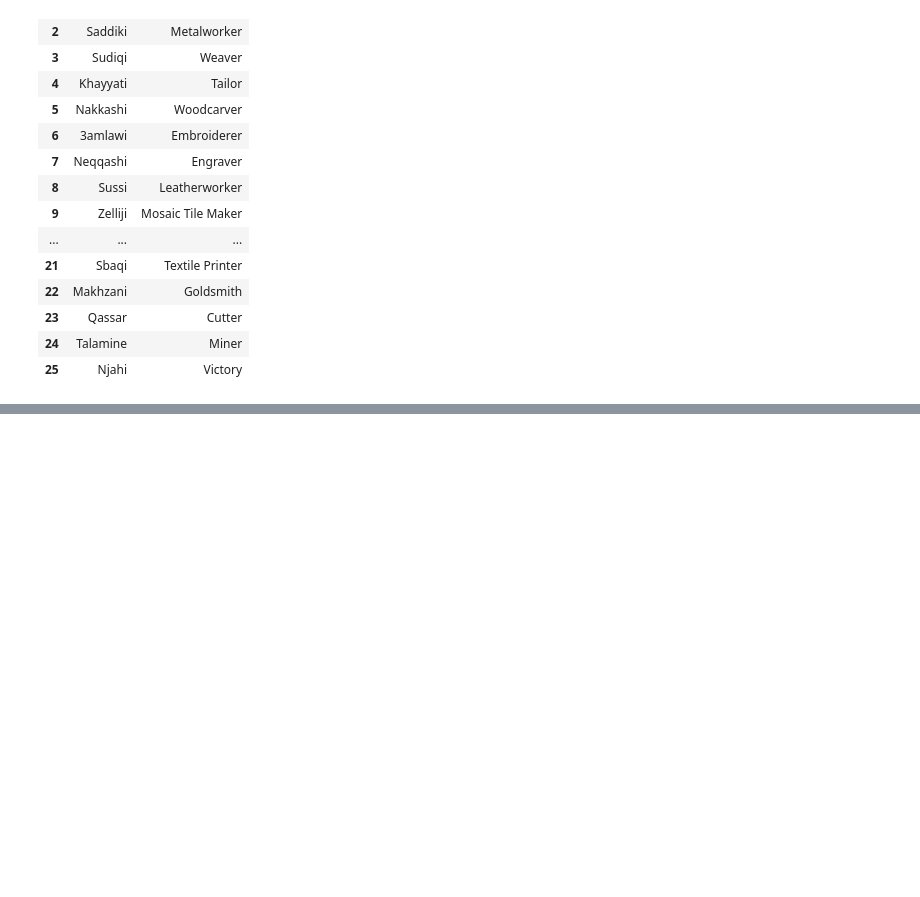
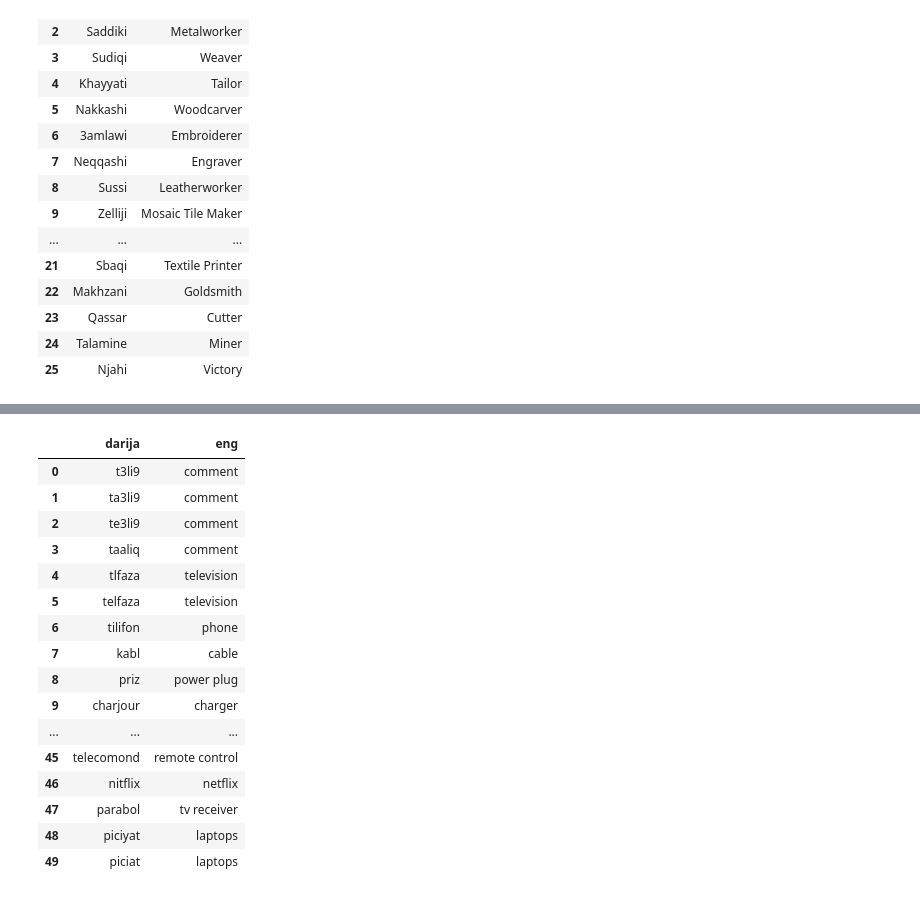
Before and after one commit to Saber-shm/darija, a Jupyter notebook: Untitled.ipynb, the cells around one changed output, grey strips where cells are left out. Saved outputs shown, nothing was run; the diff lists cells and outputs as text; code cells hidden in the pictures; blank space fills up the shorter version.

```diff
--- a/Untitled.ipynb
+++ b/Untitled.ipynb
@@ -535,0 +759,22 @@ artizana_df
+# %%
+technology_df = pd.read_csv("darija_to_english_data/technology.csv")
+technology_df = convert_data(technology_df)
+technology_df
+# %% [output]
+|  | darija | eng |
+| 0 | t3li9 | comment |
+| 1 | ta3li9 | comment |
+| 2 | te3li9 | comment |
+| 3 | taaliq | comment |
+| 4 | tlfaza | television |
+| 5 | telfaza | television |
+| 6 | tilifon | phone |
+| 7 | kabl | cable |
+| 8 | priz | power plug |
+| 9 | charjour | charger |
+| ... | ... | ... |
+| 45 | telecomond | remote control |
+| 46 | nitflix | netflix |
+| 47 | parabol | tv receiver |
+| 48 | piciyat | laptops |
+| 49 | piciat | laptops |
```
Also changed, not shown: parts of 23 cells of this notebook, 4 other files.
